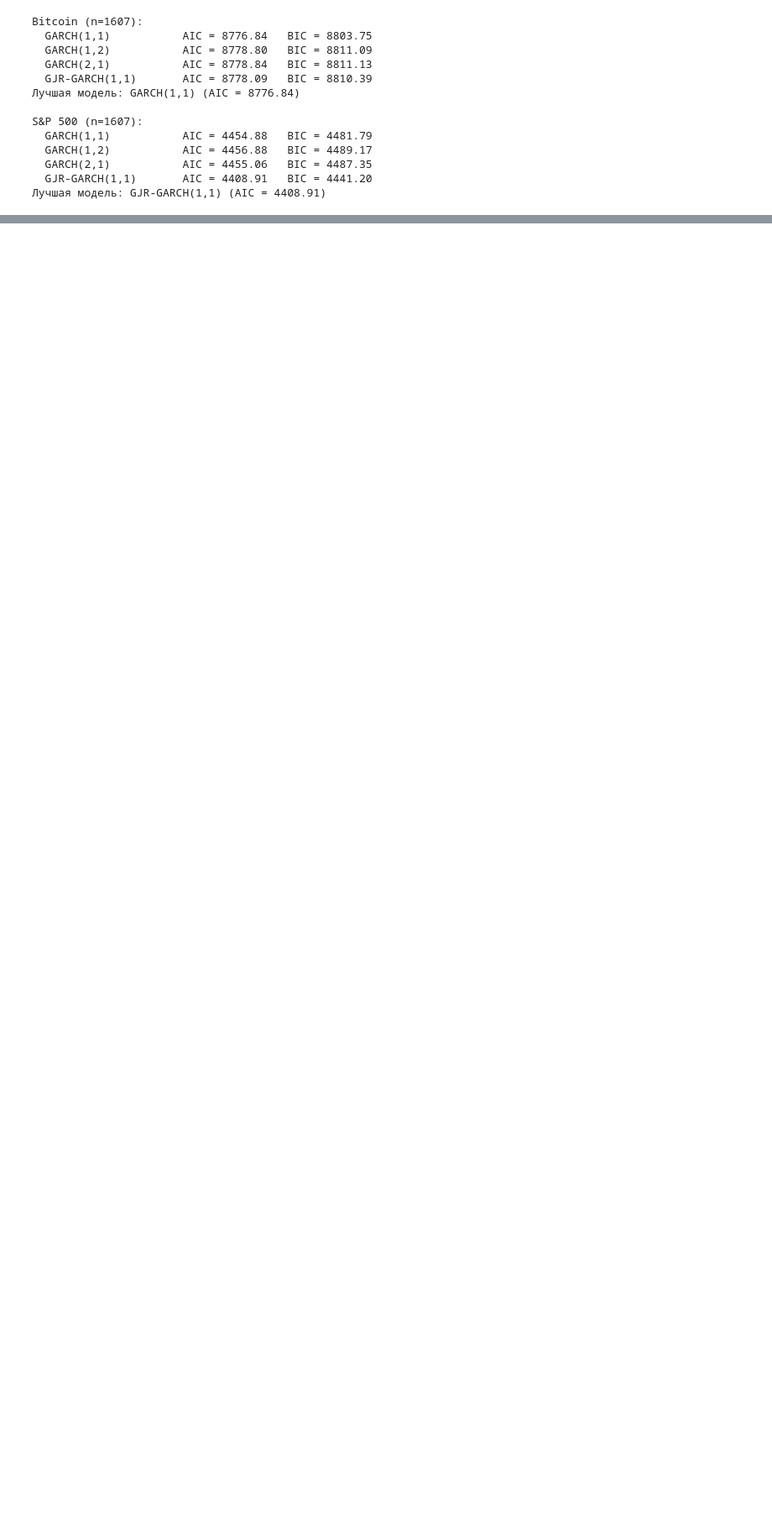
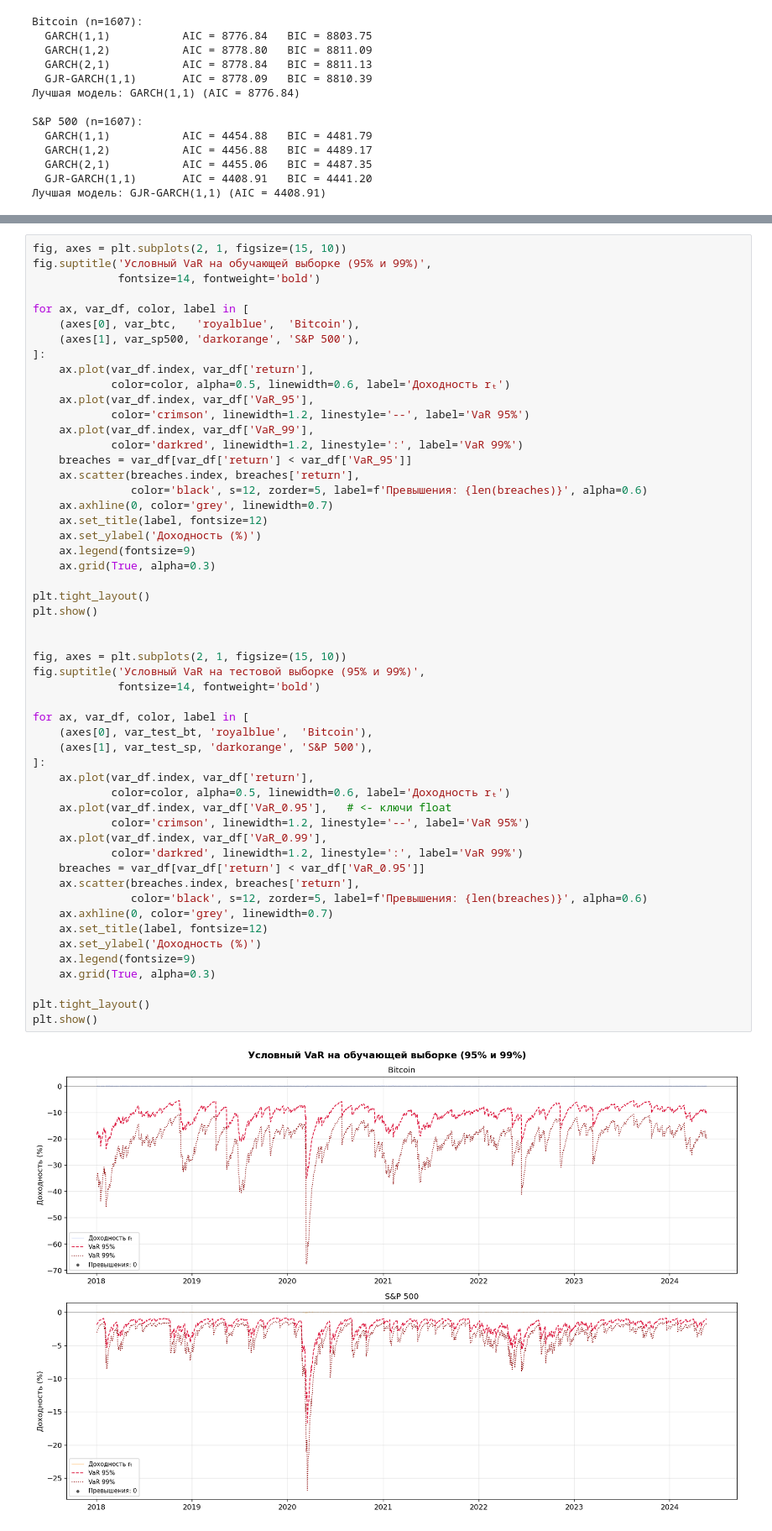
Before and after one commit to kdnvnadya/garch-volatility, a Jupyter notebook: Analysis of S&P 500 and Bitcoin Volatility Using GARCH Models.ipynb, the cells around one changed output, grey strips where cells are left out. Shown at 84% size. Saved outputs shown, nothing was run; the diff lists cells and outputs as text; blank space fills up the shorter version.

```diff
--- a/Analysis of S&P 500 and Bitcoin Volatility Using GARCH Models.ipynb
+++ b/Analysis of S&P 500 and Bitcoin Volatility Using GARCH Models.ipynb
@@ -467,0 +628,55 @@ print(f"* Лучшая по QLIKE:  S&P 500 {best_qlike_sp},  Bitcoin {best_qlik
+# %%
+fig, axes = plt.subplots(2, 1, figsize=(15, 10))
+fig.suptitle('Условный VaR на обучающей выборке (95% и 99%)',
+             fontsize=14, fontweight='bold')
+
+for ax, var_df, color, label in [
+    (axes[0], var_btc,   'royalblue',  'Bitcoin'),
+    (axes[1], var_sp500, 'darkorange', 'S&P 500'),
+]:
+    ax.plot(var_df.index, var_df['return'],
+            color=color, alpha=0.5, linewidth=0.6, label='Доходность rₜ')
+    ax.plot(var_df.index, var_df['VaR_95'],
+            color='crimson', linewidth=1.2, linestyle='--', label='VaR 95%')
+    ax.plot(var_df.index, var_df['VaR_99'],
+            color='darkred', linewidth=1.2, linestyle=':', label='VaR 99%')
+    breaches = var_df[var_df['return'] < var_df['VaR_95']]
+    ax.scatter(breaches.index, breaches['return'],
+               color='black', s=12, zorder=5, label=f'Превышения: {len(breaches)}', alpha=0.6)
+    ax.axhline(0, color='grey', linewidth=0.7)
+    ax.set_title(label, fontsize=12)
+    ax.set_ylabel('Доходность (%)')
+    ax.legend(fontsize=9)
+    ax.grid(True, alpha=0.3)
+
+plt.tight_layout()
+plt.show()
+
+
+fig, axes = plt.subplots(2, 1, figsize=(15, 10))
+fig.suptitle('Условный VaR на тестовой выборке (95% и 99%)',
+             fontsize=14, fontweight='bold')
+
+for ax, var_df, color, label in [
+    (axes[0], var_test_bt, 'royalblue',  'Bitcoin'),
+    (axes[1], var_test_sp, 'darkorange', 'S&P 500'),
+]:
+    ax.plot(var_df.index, var_df['return'],
+            color=color, alpha=0.5, linewidth=0.6, label='Доходность rₜ')
+    ax.plot(var_df.index, var_df['VaR_0.95'],   # <- ключи float
+            color='crimson', linewidth=1.2, linestyle='--', label='VaR 95%')
+    ax.plot(var_df.index, var_df['VaR_0.99'],
+            color='darkred', linewidth=1.2, linestyle=':', label='VaR 99%')
+    breaches = var_df[var_df['return'] < var_df['VaR_0.95']]
+    ax.scatter(breaches.index, breaches['return'],
+               color='black', s=12, zorder=5, label=f'Превышения: {len(breaches)}', alpha=0.6)
+    ax.axhline(0, color='grey', linewidth=0.7)
+    ax.set_title(label, fontsize=12)
+    ax.set_ylabel('Доходность (%)')
+    ax.legend(fontsize=9)
+    ax.grid(True, alpha=0.3)
+
+plt.tight_layout()
+plt.show()
+# %% [output]
+[figure, added]
```
Also changed, not shown: parts of 8 cells of this notebook.
